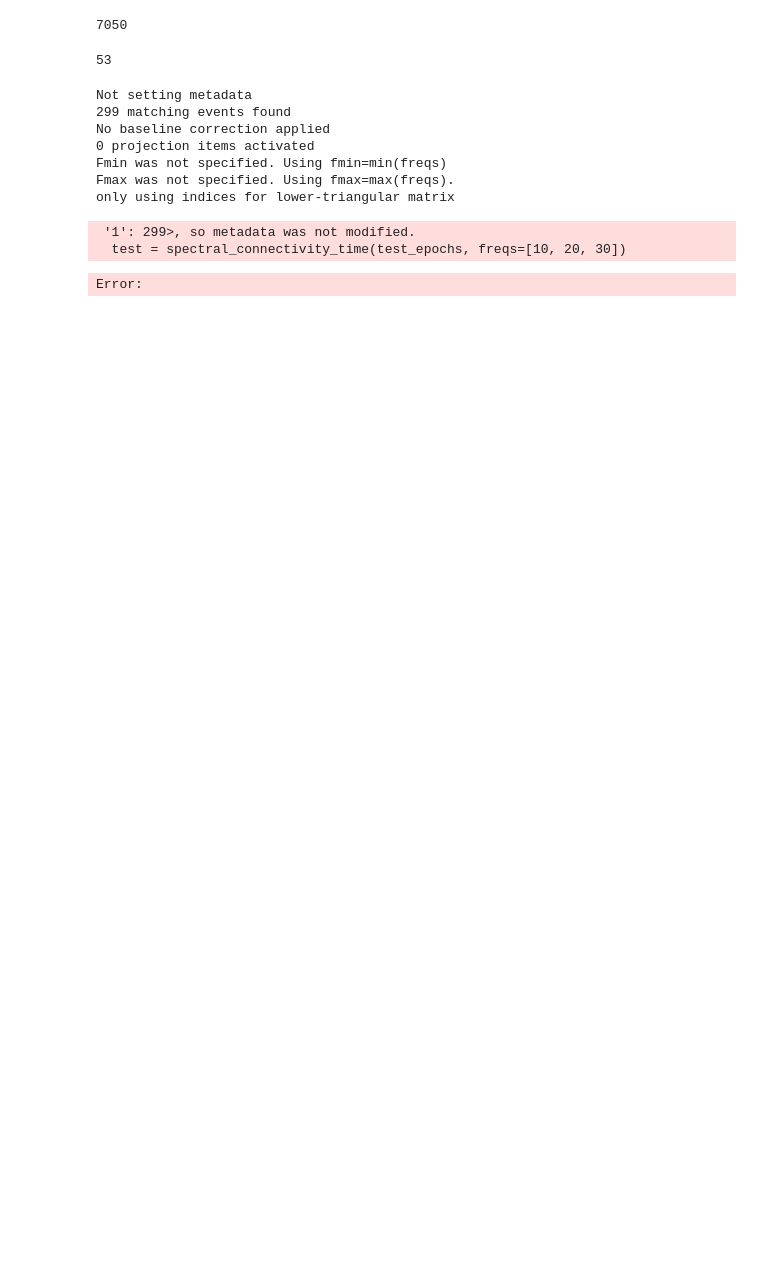
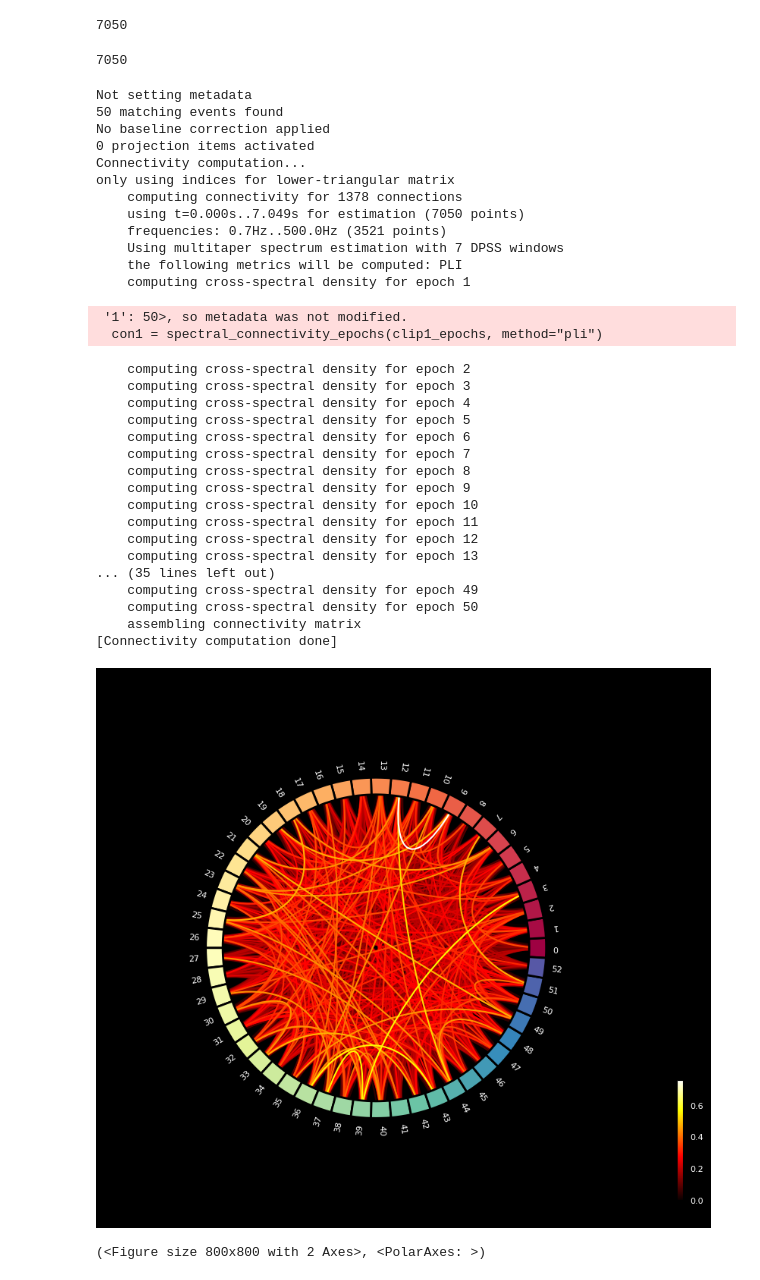
Before and after one commit to hytopoulos/macaque-cortical-activity, a Jupyter notebook: movie_decoding.ipynb, the cells around one changed output. Cells and saved outputs as stored; diff of their text form; code cells hidden in the pictures; blank space fills up the shorter version.

Commit message:
Basic connectivity measurements

```diff
--- a/movie_decoding.ipynb
+++ b/movie_decoding.ipynb
@@ -155,25 +128,54 @@ epoch_matrix = epoch_matrix[:-1]
 # %% [output]
 7050
 # %%
-len(epoch_matrix[0])
+len(epoch_matrix[0][0])
 # %% [output]
-53
+7050
-# %%
-#testing out some connectivity stuff
-from mne_connectivity import spectral_connectivity_time
-
-test_epochs = mne.EpochsArray(epoch_matrix, info)
-
-# this line currently crashes the kernal
-# test = spectral_connectivity_time(test_epochs, freqs=[10, 20, 30])
-# %% [output]
-Not setting metadata
-299 matching events found
-No baseline correction applied
-0 projection items activated
-Fmin was not specified. Using fmin=min(freqs)
-Fmax was not specified. Using fmax=max(freqs).
-only using indices for lower-triangular matrix
- '1': 299>, so metadata was not modified.
-  test = spectral_connectivity_time(test_epochs, freqs=[10, 20, 30])
-Error:
+# %%
+#connectivity computation
+from mne_connectivity import spectral_connectivity_epochs
+from mne_connectivity.viz import plot_connectivity_circle
+label_names = list(range(53))
+
+#isolate the epochs associated only with the first clip (EventData = 1)
+clip1_epochs_matrix = np.array(epoch_matrix)[events[:-1].EventData == 1]
+clip1_epochs = mne.EpochsArray(clip1_epochs_matrix, info)
+
+con1 = spectral_connectivity_epochs(clip1_epochs, method="pli")
+
+freq = 50
+plot_connectivity_circle(con1.get_data(output="dense")[:,:,freq], label_names)
+# %% [output]
+Not setting metadata
+50 matching events found
+No baseline correction applied
+0 projection items activated
+Connectivity computation...
+only using indices for lower-triangular matrix
+    computing connectivity for 1378 connections
+    using t=0.000s..7.049s for estimation (7050 points)
+    frequencies: 0.7Hz..500.0Hz (3521 points)
+    Using multitaper spectrum estimation with 7 DPSS windows
+    the following metrics will be computed: PLI
+    computing cross-spectral density for epoch 1
+ '1': 50>, so metadata was not modified.
+  con1 = spectral_connectivity_epochs(clip1_epochs, method="pli")
+    computing cross-spectral density for epoch 2
+    computing cross-spectral density for epoch 3
+    computing cross-spectral density for epoch 4
+    computing cross-spectral density for epoch 5
+    computing cross-spectral density for epoch 6
+    computing cross-spectral density for epoch 7
+    computing cross-spectral density for epoch 8
+    computing cross-spectral density for epoch 9
+    computing cross-spectral density for epoch 10
+    computing cross-spectral density for epoch 11
+    computing cross-spectral density for epoch 12
+    computing cross-spectral density for epoch 13
+... (35 lines left out)
+    computing cross-spectral density for epoch 49
+    computing cross-spectral density for epoch 50
+    assembling connectivity matrix
+[Connectivity computation done]
+[figure, added]
+(<Figure size 800x800 with 2 Axes>, <PolarAxes: >)
```
Also changed, not shown: parts of 4 cells of this notebook.
